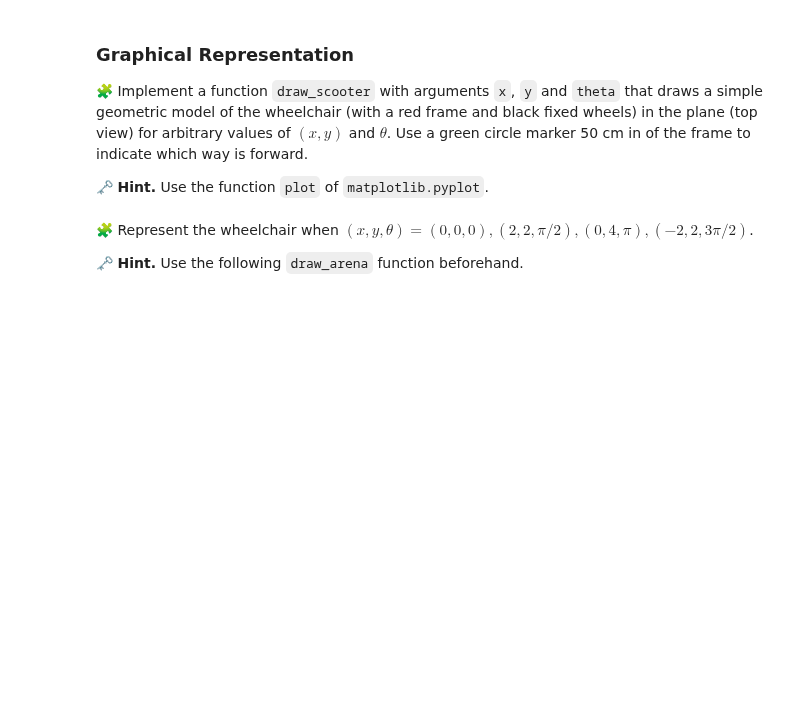
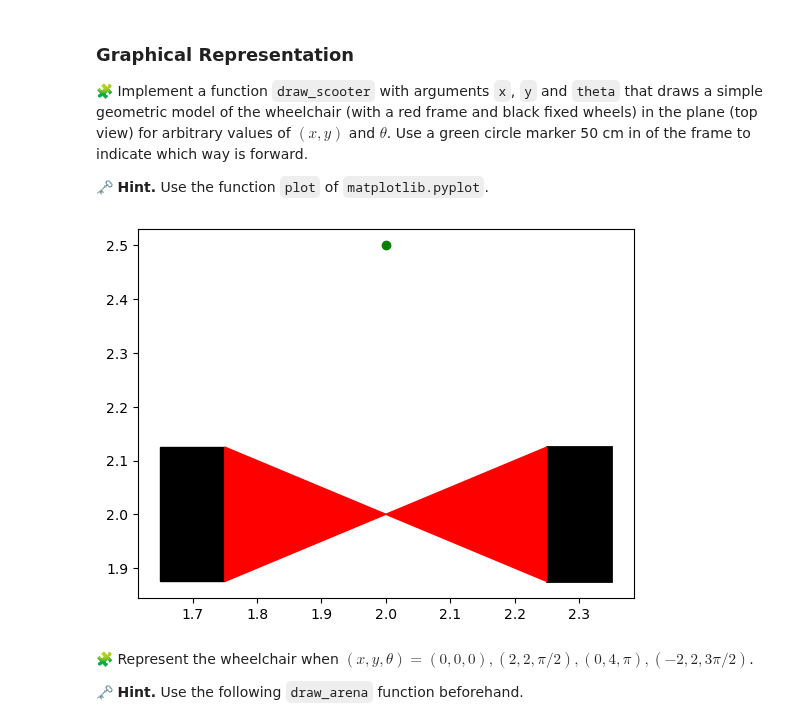
Before and after one commit to Youssef-ADOUIRI/control-engineering-with-python-project-2023-2024, a Jupyter notebook: Project-part-1.ipynb, the cells around one changed output. Saved outputs shown, nothing was run; the diff lists cells and outputs as text; code cells hidden in the pictures; blank space fills up the shorter version.

Commit message:
correcting graphical representation

```diff
--- a/Project-part-1.ipynb
+++ b/Project-part-1.ipynb
@@ -104,3 +133,7 @@ def draw_scooter(x, y, theta):
+# %%
+draw_scooter(2, 2, np.pi /2)
+# %% [output]
+[figure, added]
 # %% [markdown]
 🧩 Represent the wheelchair when $(x, y, \theta) = (0, 0, 0), (2, 2, \pi/2), (0, 4, \pi), (-2, 2, 3\pi/2)$.
 
```
Also changed, not shown: parts of 3 cells of this notebook.
